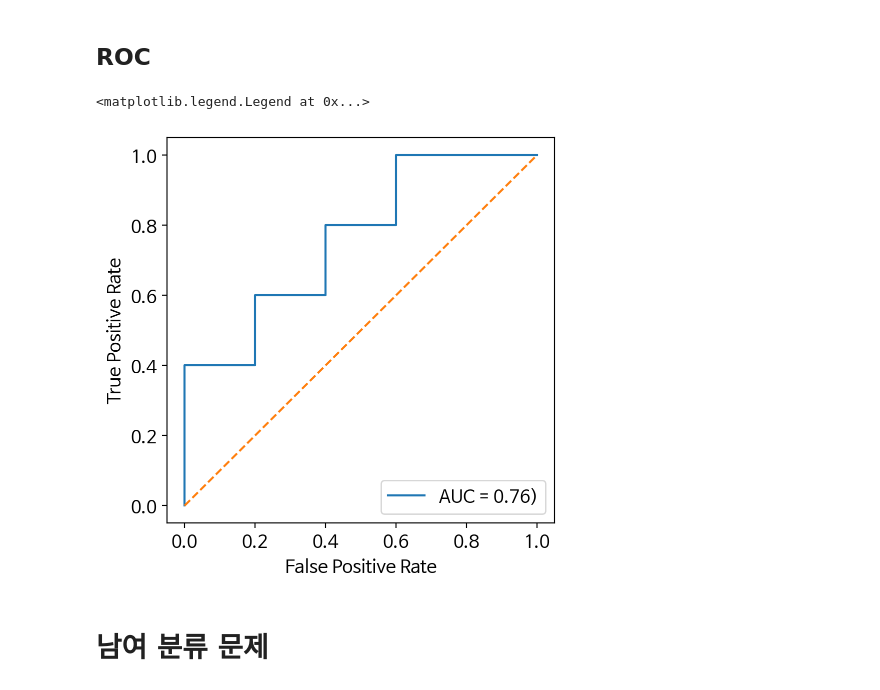
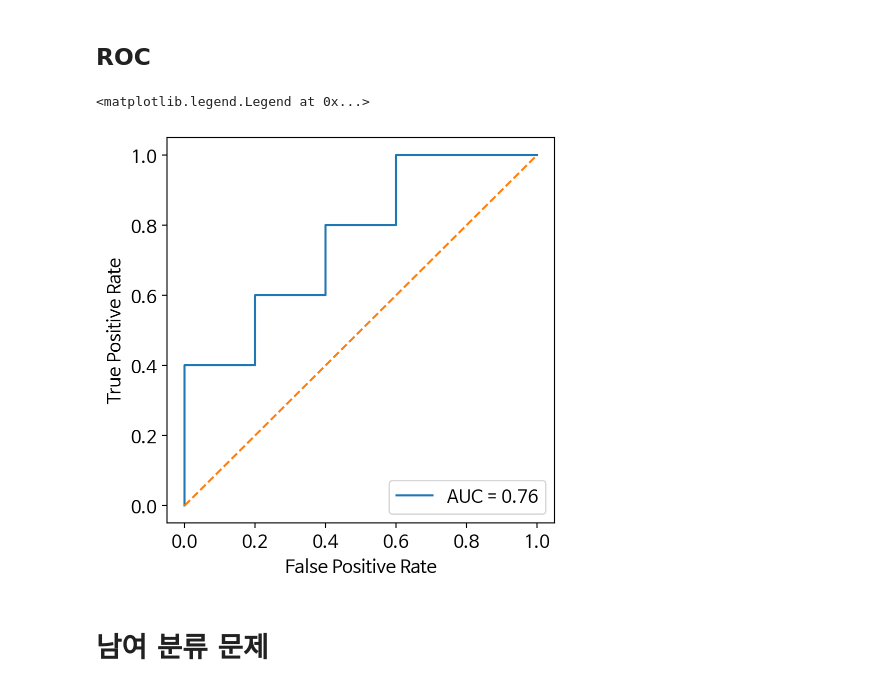
Before and after one commit to spinspin22/test1, a Jupyter notebook: e_53_1_Classification.ipynb, the cells around one changed output. Cells and saved outputs as stored; diff of their text form; code cells hidden in the pictures.

```diff
--- a/e_53_1_Classification.ipynb
+++ b/e_53_1_Classification.ipynb
@@ -298,19 +298,19 @@ plt.ylim([0.0, 1.05])
 # %%
 ## ROC 커브 그리기 (roc_curve 함수 사용)
 
 fpr,tpr,_ = roc_curve(y_test,score_sorted,pos_label=0)
 
 # AUC(면적) 계산하기
 roc_auc = auc(fpr, tpr)
 
-plt.plot(fpr, tpr, label='AUC = %0.2f)' % roc_auc)
+plt.plot(fpr, tpr, label='AUC = %0.2f' % roc_auc)
 plt.plot([0, 1], [0, 1], linestyle='--')
 plt.xlabel('False Positive Rate')
 plt.ylabel('True Positive Rate')
 plt.legend(loc="lower right")
 # %% [output]
 <matplotlib.legend.Legend at 0x...>
-[figure, old version]
+[figure, new version]
 # %% [markdown]
 # 남여 분류 문제
 # %%
```
Also changed, not shown: parts of 10 cells of this notebook.
